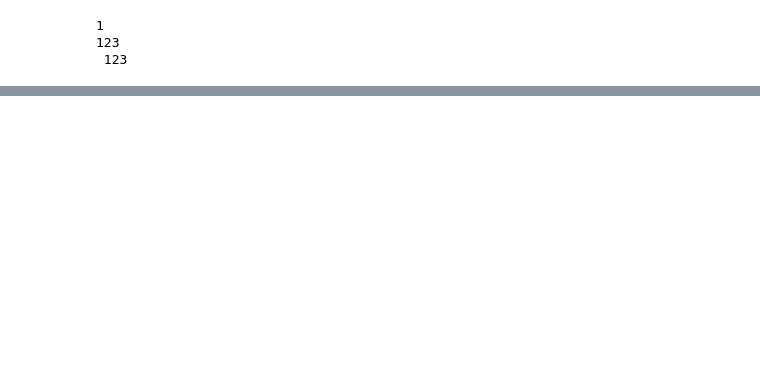
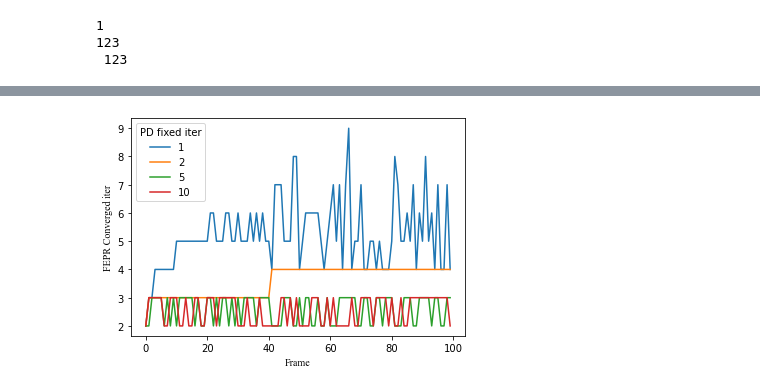
Before and after one commit to www0131/-Data-analysis, a Jupyter notebook: statistics.ipynb, the cells around one changed output, grey strips where cells are left out. Saved outputs shown, nothing was run; the diff lists cells and outputs as text; code cells hidden in the pictures; blank space fills up the shorter version.

```diff
--- a/statistics.ipynb
+++ b/statistics.ipynb
@@ -224,0 +345,28 @@ plt.show()
+# %%
+filePath = "C:/Users/JeongWooSeok/Documents/Constrained-Projective-Dynamics/GenPD/GenPD/TextData/"
+
+FEPRiter = []
+
+for i in range(1,11):
+    FEPRiter.append(getData(filePath + str(i) + "feprLossnOverhead.txt", 1 , "",21))
+
+for i in range(0, 10):
+    FEPRiter[i] = list(map(int, FEPRiter[i]))
+
+csfont = {'fontname':'times new roman'}
+
+plt.plot(FEPRiter[0], label = str(1))
+plt.plot(FEPRiter[1], label = str(2))
+plt.plot(FEPRiter[4], label = str(5))
+plt.plot(FEPRiter[9], label = str(10))
+
+plt.legend(loc='upper left', title="PD fixed iter")
+
+plt.xlabel('Frame', **csfont)
+plt.ylabel('FEPR Converged iter', **csfont)
+
+plt.savefig('C:/Users/JeongWooSeok/Desktop/Graph1.png', dpi=200)
+
+#PD iter 따라 FEPR iter 변화 살펴보는 그래프
+# %% [output]
+[figure, added]
```
Also changed, not shown: parts of 12 cells of this notebook.
